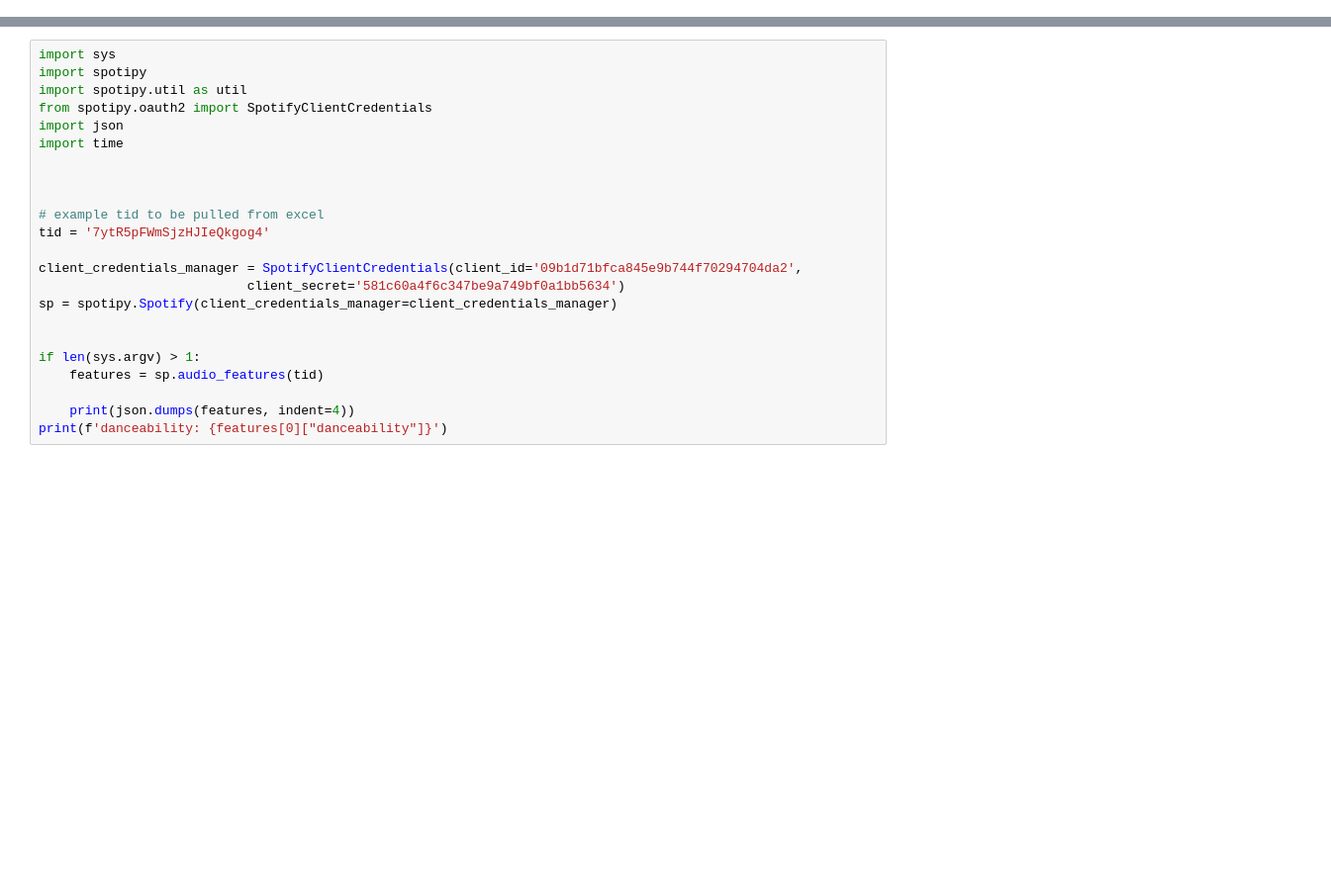
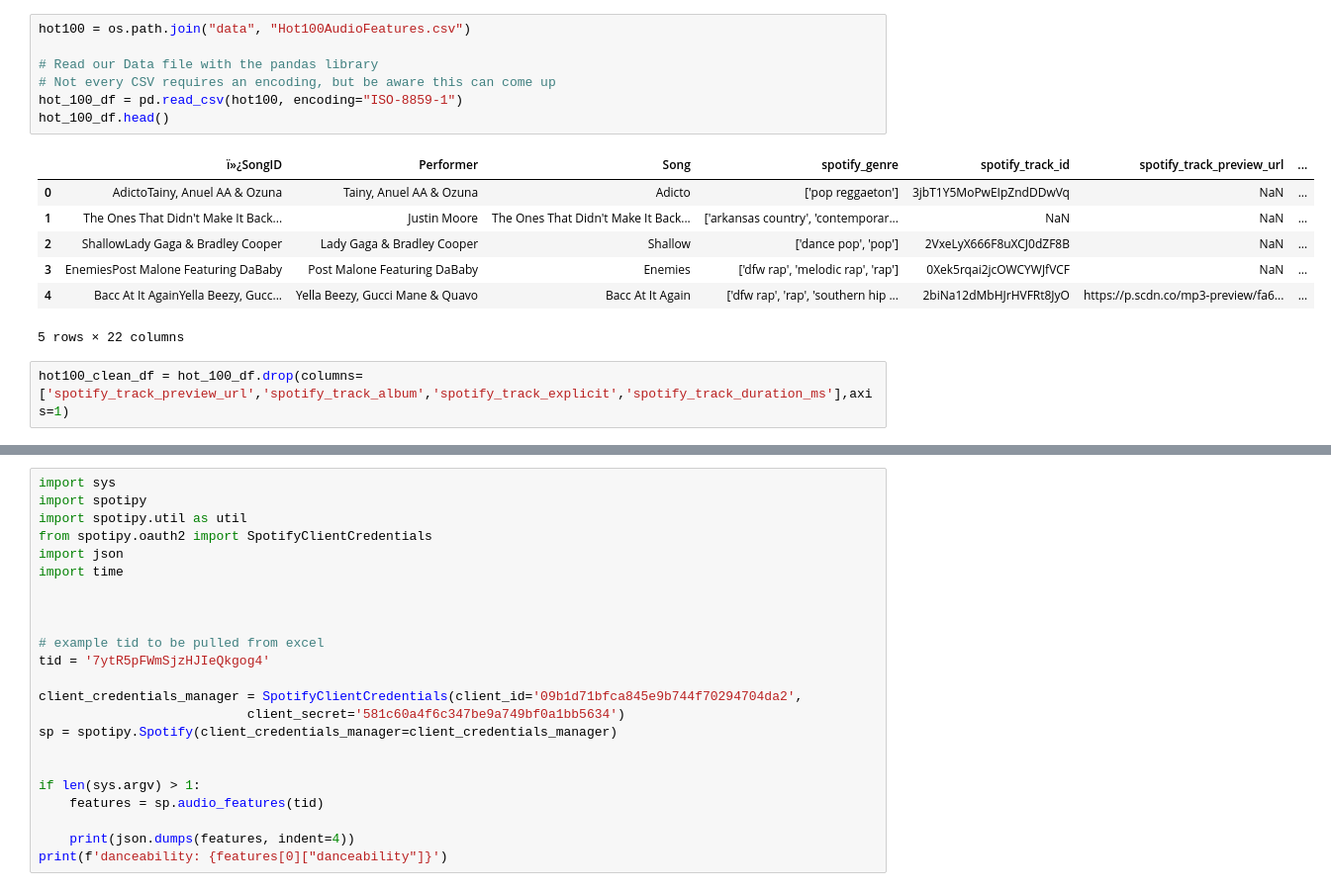
Before and after one commit to rlylecastro/project1, a Jupyter notebook: music.ipynb, the cells around one changed output, grey strips where cells are left out. Shown at 99% size. Drawn from its saved outputs; the diff is of its cells as text; blank space fills up the shorter version.

```diff
--- a/music.ipynb
+++ b/music.ipynb
@@ -0,0 +17,17 @@
+# %%
+hot100 = os.path.join("data", "Hot100AudioFeatures.csv")
+
+# Read our Data file with the pandas library
+# Not every CSV requires an encoding, but be aware this can come up
+hot_100_df = pd.read_csv(hot100, encoding="ISO-8859-1")
+hot_100_df.head()
+# %% [output]
+|  | ï»¿SongID | Performer | Song | spotify_genre | spotify_track_id | spotify_track_preview_url | ... |
+| 0 | AdictoTainy, Anuel AA & Ozuna | Tainy, Anuel AA & Ozuna | Adicto | ['pop reggaeton'] | 3jbT1Y5MoPwEIpZndDDwVq | NaN | ... |
+| 1 | The Ones That Didn't Make It Back... | Justin Moore | The Ones That Didn't Make It Back... | ['arkansas country', 'contemporar... | NaN | NaN | ... |
+| 2 | ShallowLady Gaga & Bradley Cooper | Lady Gaga & Bradley Cooper | Shallow | ['dance pop', 'pop'] | 2VxeLyX666F8uXCJ0dZF8B | NaN | ... |
+| 3 | EnemiesPost Malone Featuring DaBaby | Post Malone Featuring DaBaby | Enemies | ['dfw rap', 'melodic rap', 'rap'] | 0Xek5rqai2jcOWCYWJfVCF | NaN | ... |
+| 4 | Bacc At It AgainYella Beezy, Gucc... | Yella Beezy, Gucci Mane & Quavo | Bacc At It Again | ['dfw rap', 'rap', 'southern hip ... | 2biNa12dMbHJrHVFRt8JyO | https://p.scdn.co/mp3-preview/fa6... | ... |
+5 rows × 22 columns
+# %%
+hot100_clean_df = hot_100_df.drop(columns=['spotify_track_preview_url','spotify_track_album','spotify_track_explicit','spotify_track_duration_ms'],axis=1)
```
Also changed, not shown: parts of 5 cells of this notebook.
